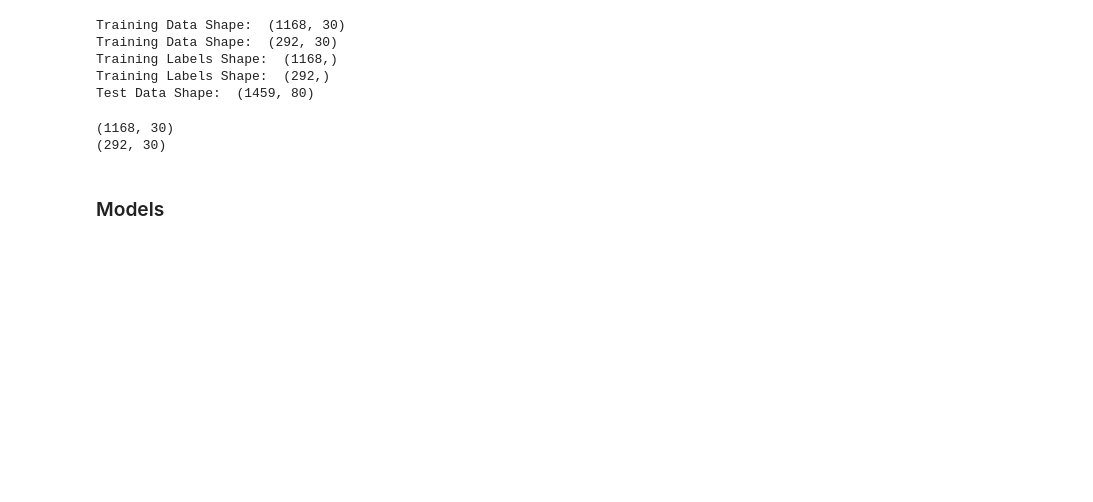
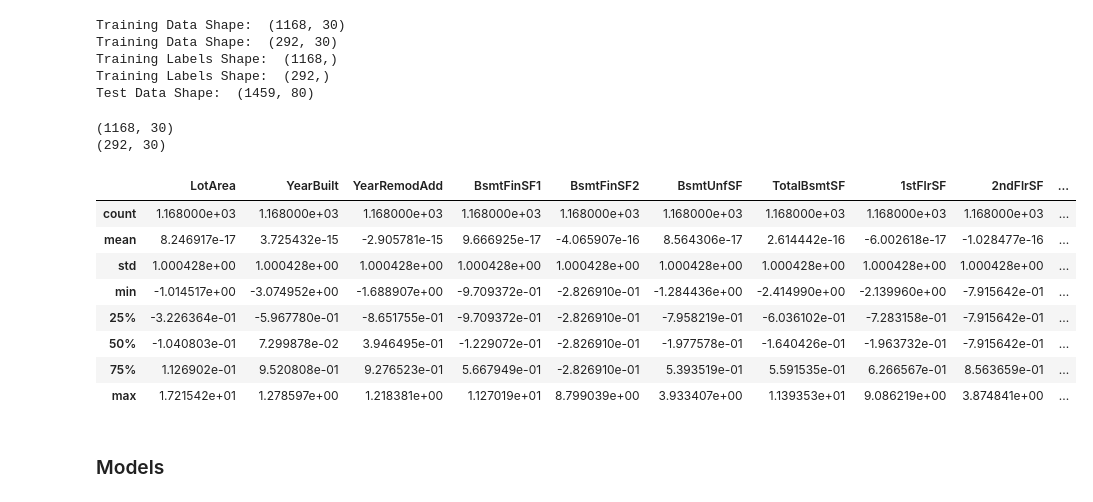
Before and after one commit to justinetaylor/home-price-prediction, a Jupyter notebook: home_price_prediction.ipynb, the cells around one changed output. Saved outputs shown, nothing was run; the diff lists cells and outputs as text; code cells hidden in the pictures; blank space fills up the shorter version.

```diff
--- a/home_price_prediction.ipynb
+++ b/home_price_prediction.ipynb
@@ -276,16 +249,33 @@ Training Labels Shape:  (292,)
 Test Data Shape:  (1459, 80)
 # %%
 # Scale the Data
+numeric_columns = ['LotArea', 'YearBuilt', 'YearRemodAdd', 'BsmtFinSF1', 'BsmtFinSF2',
+       'BsmtUnfSF', 'TotalBsmtSF', '1stFlrSF', '2ndFlrSF', 'LowQualFinSF',
+       'GrLivArea', 'BsmtFullBath', 'BsmtHalfBath', 'FullBath', 'HalfBath',
+       'BedroomAbvGr', 'KitchenAbvGr', 'TotRmsAbvGrd', 'Fireplaces',
+       'GarageCars', 'GarageArea', 'WoodDeckSF', 'OpenPorchSF',
+       'EnclosedPorch', '3SsnPorch', 'ScreenPorch', 'PoolArea', 'MiscVal',
+       'MoSold', 'YrSold']
 scaler = StandardScaler()
-norm = scaler.fit(train_data)
-train_data = norm.transform(train_data)
+norm = scaler.fit(train_data[numeric_columns])
+train_data[numeric_columns] = norm.transform(train_data[numeric_columns])
 print(train_data.shape)
 # Normalize features using the standard scaler [dev data]
-dev_data = norm.transform(dev_data)
+dev_data[numeric_columns] = norm.transform(dev_data[numeric_columns])
 print(dev_data.shape)
+train_data.describe()
 # %% [output]
 (1168, 30)
 (292, 30)
+|  | LotArea | YearBuilt | YearRemodAdd | BsmtFinSF1 | BsmtFinSF2 | BsmtUnfSF | TotalBsmtSF | 1stFlrSF | 2ndFlrSF | ... |
+| count | 1.168000e+03 | 1.168000e+03 | 1.168000e+03 | 1.168000e+03 | 1.168000e+03 | 1.168000e+03 | 1.168000e+03 | 1.168000e+03 | 1.168000e+03 | ... |
+| mean | 8.246917e-17 | 3.725432e-15 | -2.905781e-15 | 9.666925e-17 | -4.065907e-16 | 8.564306e-17 | 2.614442e-16 | -6.002618e-17 | -1.028477e-16 | ... |
+| std | 1.000428e+00 | 1.000428e+00 | 1.000428e+00 | 1.000428e+00 | 1.000428e+00 | 1.000428e+00 | 1.000428e+00 | 1.000428e+00 | 1.000428e+00 | ... |
+| min | -1.014517e+00 | -3.074952e+00 | -1.688907e+00 | -9.709372e-01 | -2.826910e-01 | -1.284436e+00 | -2.414990e+00 | -2.139960e+00 | -7.915642e-01 | ... |
+| 25% | -3.226364e-01 | -5.967780e-01 | -8.651755e-01 | -9.709372e-01 | -2.826910e-01 | -7.958219e-01 | -6.036102e-01 | -7.283158e-01 | -7.915642e-01 | ... |
+| 50% | -1.040803e-01 | 7.299878e-02 | 3.946495e-01 | -1.229072e-01 | -2.826910e-01 | -1.977578e-01 | -1.640426e-01 | -1.963732e-01 | -7.915642e-01 | ... |
+| 75% | 1.126902e-01 | 9.520808e-01 | 9.276523e-01 | 5.667949e-01 | -2.826910e-01 | 5.393519e-01 | 5.591535e-01 | 6.266567e-01 | 8.563659e-01 | ... |
+| max | 1.721542e+01 | 1.278597e+00 | 1.218381e+00 | 1.127019e+01 | 8.799039e+00 | 3.933407e+00 | 1.139353e+01 | 9.086219e+00 | 3.874841e+00 | ... |
 # %% [markdown]
 ### Models
 # %% [markdown]
```
Also changed, not shown: parts of 13 cells of this notebook.
